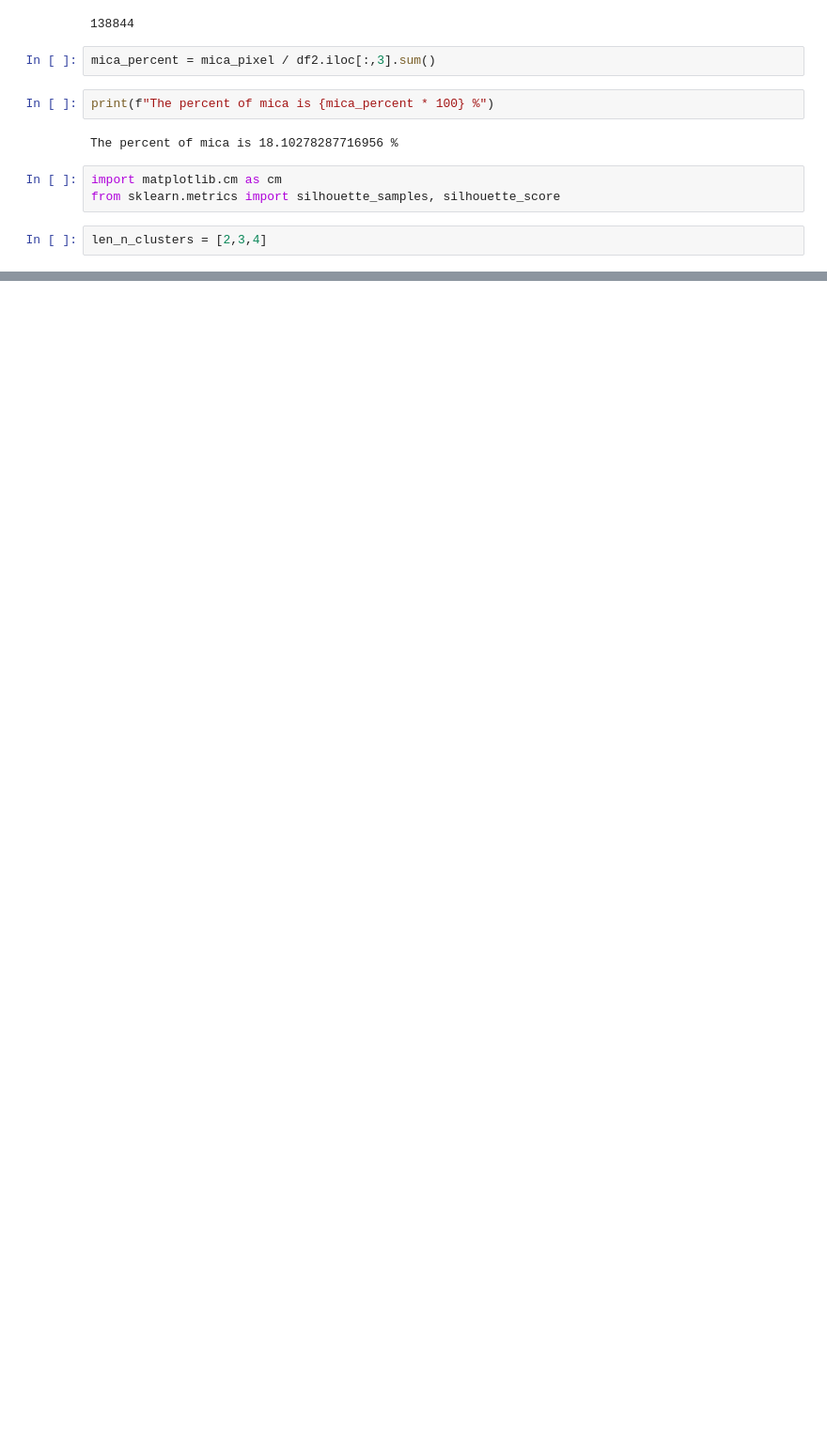
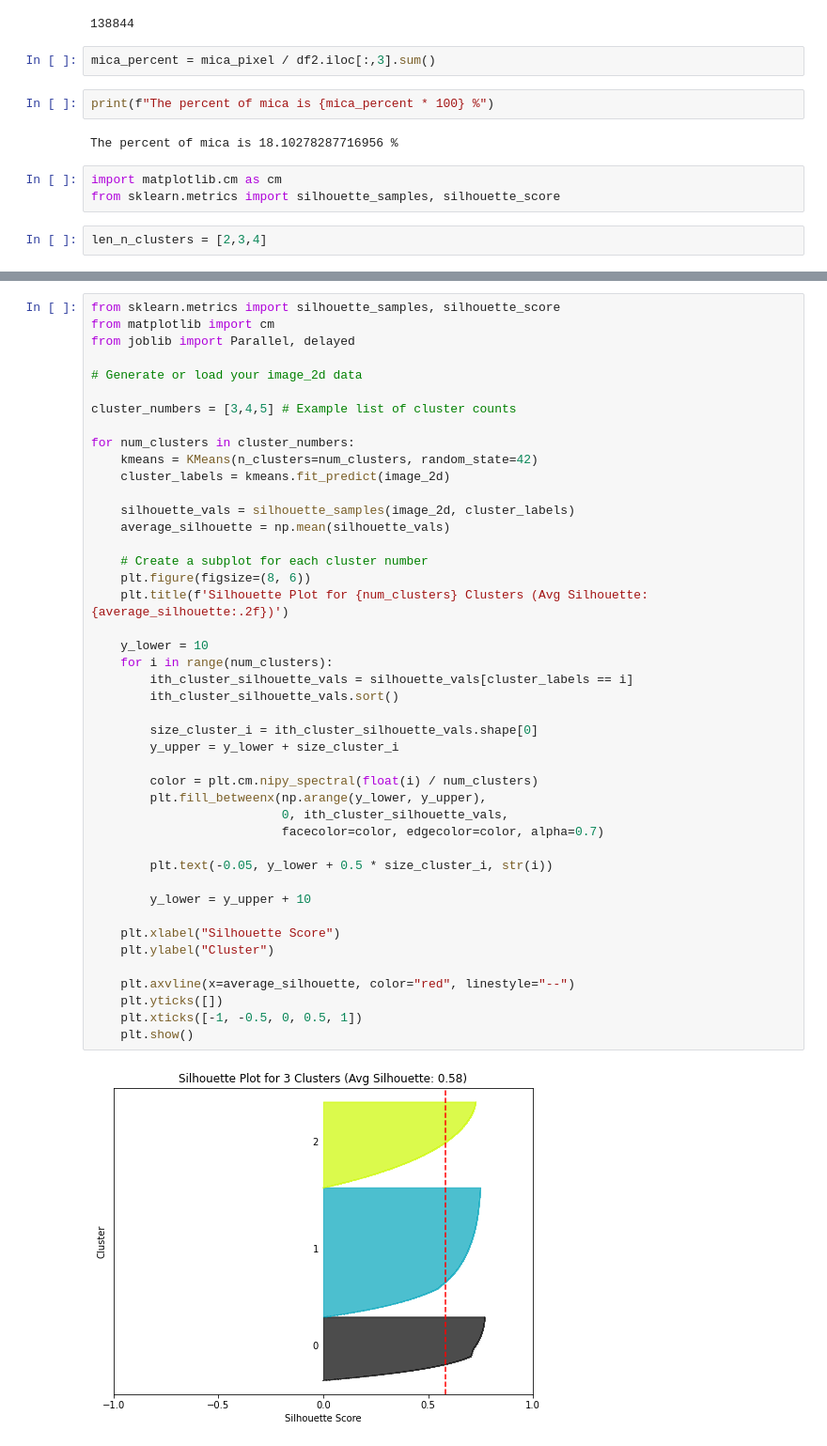
Before and after one commit to Kaustuv-Karki/Data-mining, a Jupyter notebook: K-means/kmeans_mica.ipynb, the cells around one changed output, grey strips where cells are left out. Shown at 94% size. Cells and saved outputs as stored; diff of their text form; blank space fills up the shorter version.

Commit message:
kmeans last one

```diff
--- a/K-means/kmeans_mica.ipynb
+++ b/K-means/kmeans_mica.ipynb
@@ -301,0 +299,46 @@ KeyboardInterrupt:
+# %%
+from sklearn.metrics import silhouette_samples, silhouette_score
+from matplotlib import cm
+from joblib import Parallel, delayed
+
+# Generate or load your image_2d data
+
+cluster_numbers = [3,4,5] # Example list of cluster counts
+
+for num_clusters in cluster_numbers:
+    kmeans = KMeans(n_clusters=num_clusters, random_state=42)
+    cluster_labels = kmeans.fit_predict(image_2d)
+
+    silhouette_vals = silhouette_samples(image_2d, cluster_labels)
+    average_silhouette = np.mean(silhouette_vals)
+
+    # Create a subplot for each cluster number
+    plt.figure(figsize=(8, 6))
+    plt.title(f'Silhouette Plot for {num_clusters} Clusters (Avg Silhouette: {average_silhouette:.2f})')
+
+    y_lower = 10
+    for i in range(num_clusters):
+        ith_cluster_silhouette_vals = silhouette_vals[cluster_labels == i]
+        ith_cluster_silhouette_vals.sort()
+
+        size_cluster_i = ith_cluster_silhouette_vals.shape[0]
+        y_upper = y_lower + size_cluster_i
+
+        color = plt.cm.nipy_spectral(float(i) / num_clusters)
+        plt.fill_betweenx(np.arange(y_lower, y_upper),
+                          0, ith_cluster_silhouette_vals,
+                          facecolor=color, edgecolor=color, alpha=0.7)
+
+        plt.text(-0.05, y_lower + 0.5 * size_cluster_i, str(i))
+
+        y_lower = y_upper + 10
+
+    plt.xlabel("Silhouette Score")
+    plt.ylabel("Cluster")
+
+    plt.axvline(x=average_silhouette, color="red", linestyle="--")
+    plt.yticks([])
+    plt.xticks([-1, -0.5, 0, 0.5, 1])
+    plt.show()
+# %% [output]
+[figure, added]
```
Also changed, not shown: parts of 2 cells of this notebook.
